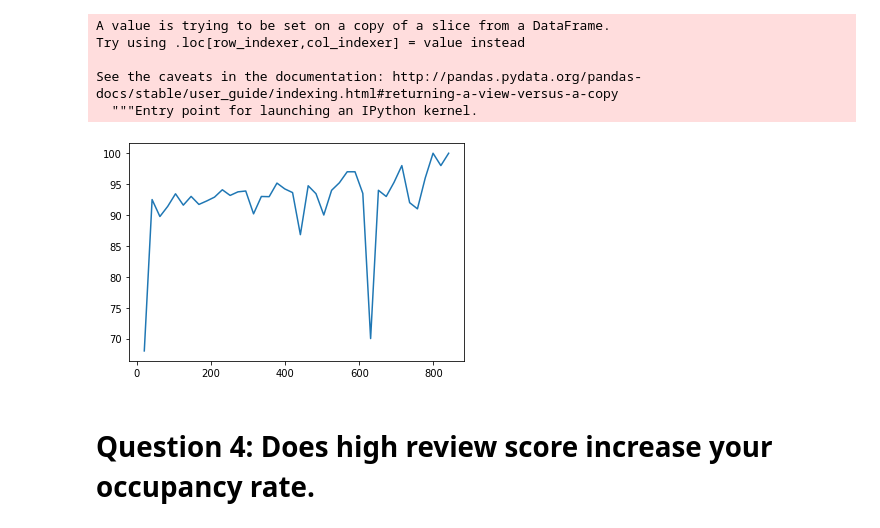
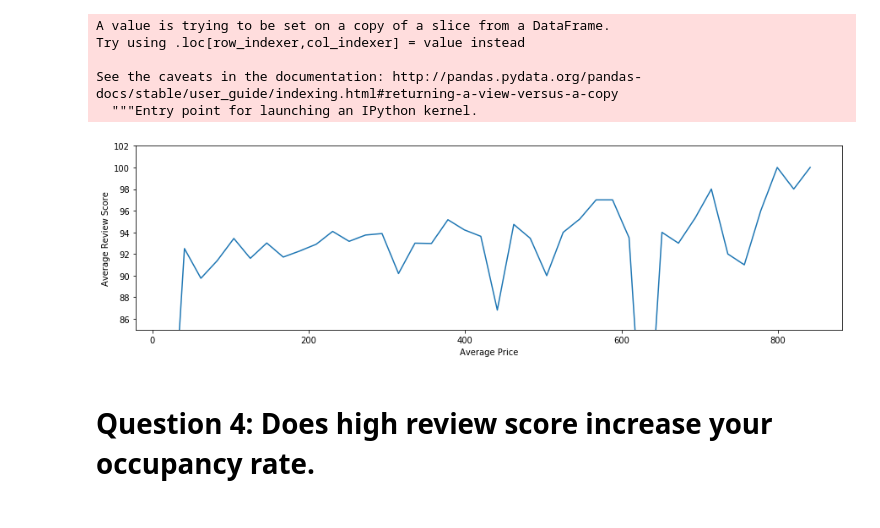
Before and after one commit to MurathanBagdat/AirBnBProject, a Jupyter notebook: UdacityAirBnBProject.ipynb, the cells around one changed output. Cells and saved outputs as stored; diff of their text form; code cells hidden in the pictures.

```diff
--- a/UdacityAirBnBProject.ipynb
+++ b/UdacityAirBnBProject.ipynb
@@ -215,4 +291,8 @@ bos_price_rating=bos_listing1.groupby("price").mean().review_scores_rating.dropn
-# %%
-plt.plot(x,bos_price_rating.values);
-# %% [output]
-[figure, removed]
+# %%
+plt.figure(figsize=(15,4))
+plt.ylim(85,102)
+plt.ylabel("Average Review Score")
+plt.xlabel("Average Price")
+plt.plot(x,bos_price_rating.values);
+# %% [output]
+[figure, added]
```
Also changed, not shown: parts of 59 cells of this notebook.
